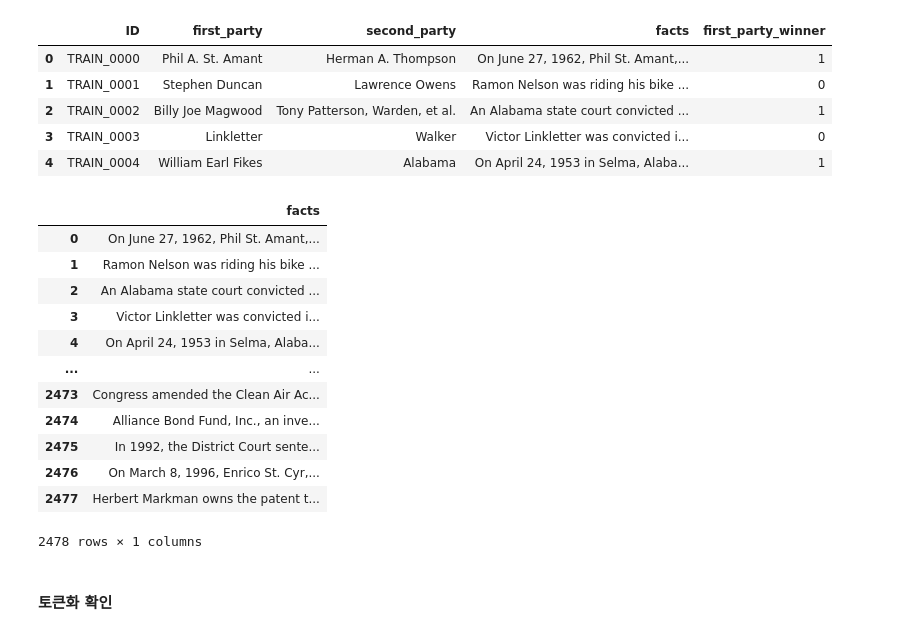
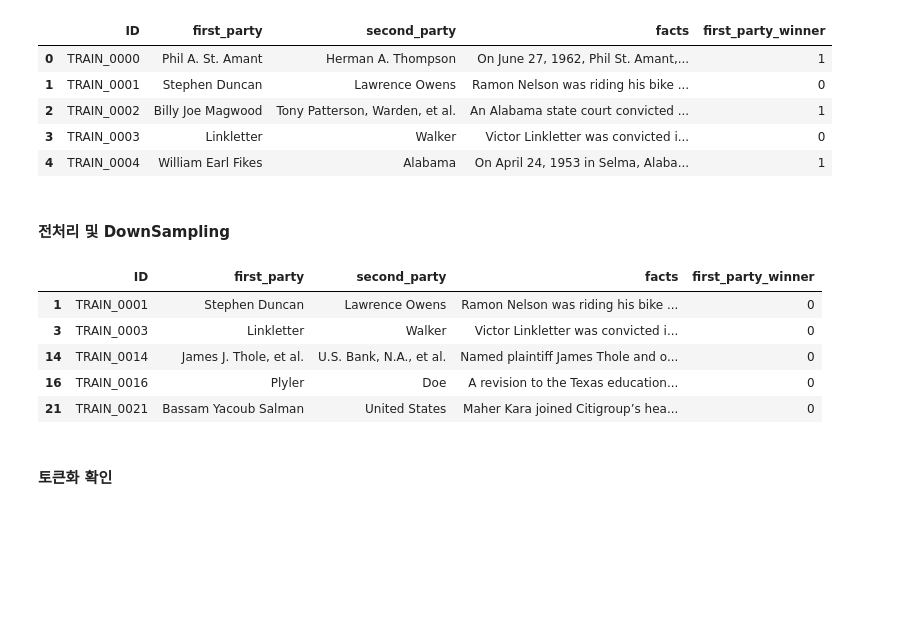
Before and after one commit to dlsco123/mtvsDacon, a Jupyter notebook: [mtvs]lej_submit_lr reprocessing.ipynb, the cells around one changed output. Cells and saved outputs as stored; diff of their text form; code cells hidden in the pictures; blank space fills up the shorter version.

```diff
--- a/[mtvs]lej_submit_lr reprocessing.ipynb
+++ b/[mtvs]lej_submit_lr reprocessing.ipynb
@@ -60,19 +52,2 @@ train_target = pd.DataFrame(train, columns=['first_party_winner'])
-# %%
-train_nlp = train['facts']
-train_nlp = pd.DataFrame(train_nlp, columns=['facts'])
-train_nlp['facts'] = train_nlp['facts'].str.replace(r'<[^<>]*>', '', regex=True)
-train_nlp
-# %% [output]
-|  | facts |
-| 0 | On June 27, 1962, Phil St. Amant,... |
-| 1 | Ramon Nelson was riding his bike ... |
-| 2 | An Alabama state court convicted ... |
-| 3 | Victor Linkletter was convicted i... |
-| 4 | On April 24, 1953 in Selma, Alaba... |
-| ... | ... |
-| 2473 | Congress amended the Clean Air Ac... |
-| 2474 | Alliance Bond Fund, Inc., an inve... |
-| 2475 | In 1992, the District Court sente... |
-| 2476 | On March 8, 1996, Enrico St. Cyr,... |
-| 2477 | Herbert Markman owns the patent t... |
-2478 rows × 1 columns
+# %% [markdown]
+#### 전처리 및 DownSampling
@@ -79,3 +66,12 @@ train_nlp
+# %%
+train_nlp.head()
+# %% [output]
+|  | ID | first_party | second_party | facts | first_party_winner |
+| 1 | TRAIN_0001 | Stephen Duncan | Lawrence Owens | Ramon Nelson was riding his bike ... | 0 |
+| 3 | TRAIN_0003 | Linkletter | Walker | Victor Linkletter was convicted i... | 0 |
+| 14 | TRAIN_0014 | James J. Thole, et al. | U.S. Bank, N.A., et al. | Named plaintiff James Thole and o... | 0 |
+| 16 | TRAIN_0016 | Plyler | Doe | A revision to the Texas education... | 0 |
+| 21 | TRAIN_0021 | Bassam Yacoub Salman | United States | Maher Kara joined Citigroup’s hea... | 0 |
 # %% [markdown]
 #### 토큰화 확인
 # %%
```
Also changed, not shown: parts of 44 cells of this notebook.
